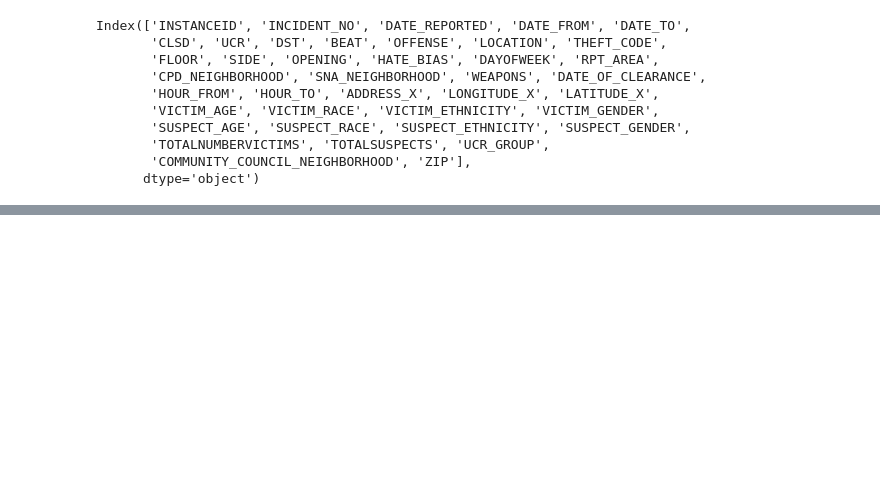
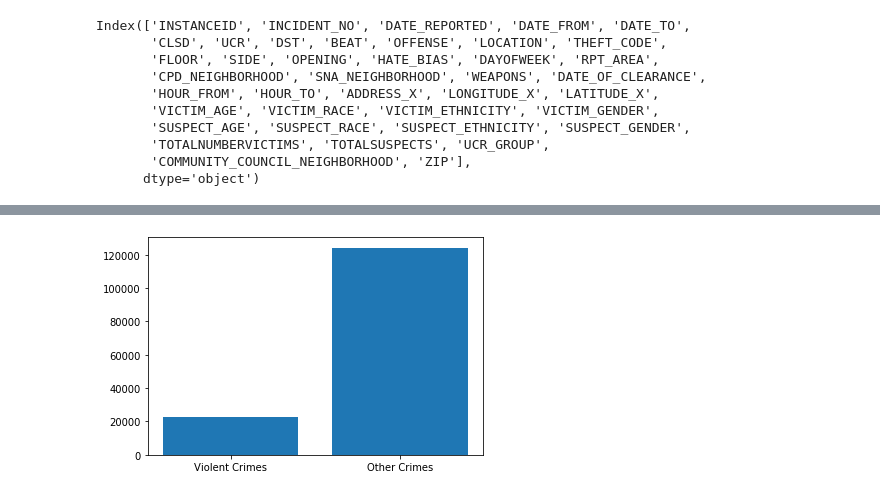
Before and after one commit to kishore7cm/Data-Projects, a Jupyter notebook: Source_Code/Cincinnati Crime Prediction.ipynb, the cells around one changed output, grey strips where cells are left out. Cells and saved outputs as stored; diff of their text form; code cells hidden in the pictures; blank space fills up the shorter version.

```diff
--- a/Source_Code/Cincinnati Crime Prediction.ipynb
+++ b/Source_Code/Cincinnati Crime Prediction.ipynb
@@ -29,0 +119,22 @@ crimes=crimes.drop(['INSTANCEID','COMMUNITY_COUNCIL_NEIGHBORHOOD','FLOOR','SIDE'
+# %%
+crimes.columns =  [lowercase(x) for x in crimes.columns]
+# %%
+def violent(offense):
+    violent_crimes_list = ['homicide','rape','robbery','arson','manslaughter','aggravated assault']
+    if any(s in offense.lower() for s in violent_crimes_list):
+        vio = 1
+    else:
+        vio = 0
+    return vio
+# %%
+crimes['violent'] = [violent(off) for off in crimes.offense]
+# %%
+violnt_crims_cnt = len(crimes[crimes.violent==1])
+noviolnt_crims_cnt = len(crimes[crimes.violent==0])
+# %%
+count = [violnt_crims_cnt,noviolnt_crims_cnt]
+plt.bar([0,1],count)
+plt.xticks([0,1],['Violent Crimes','Other Crimes'])
+plt.show()
+# %% [output]
+[figure, added]
```
Also changed, not shown: parts of 29 cells of this notebook, 13 other files.
